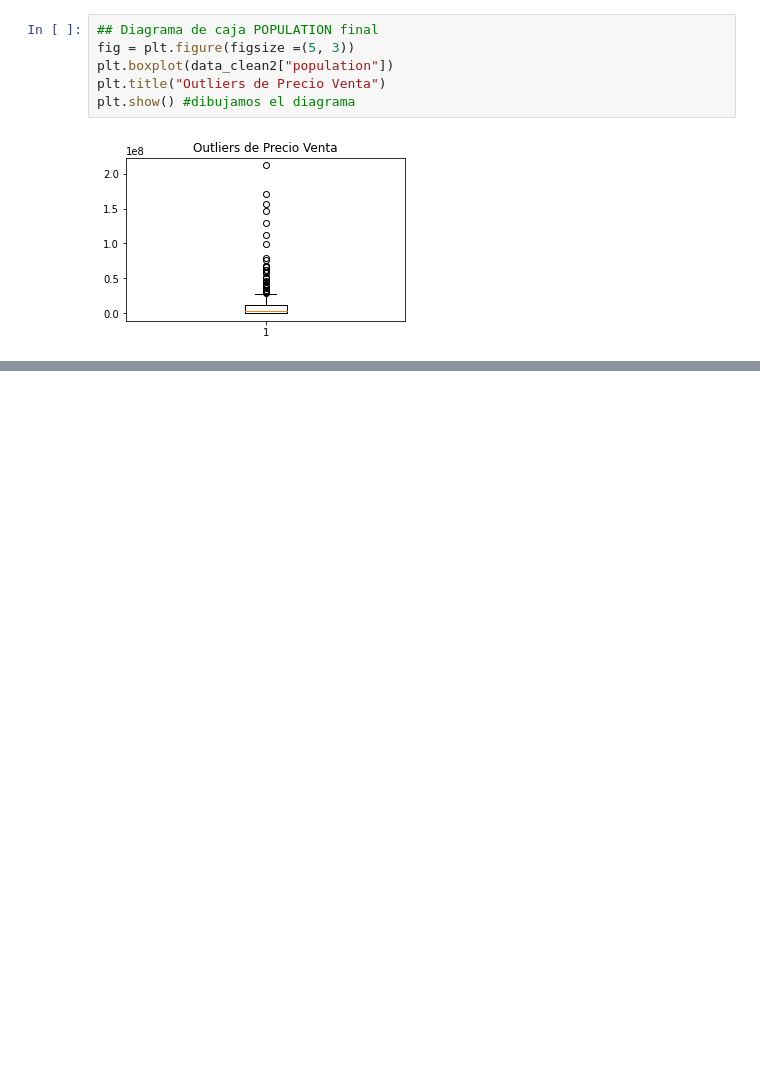
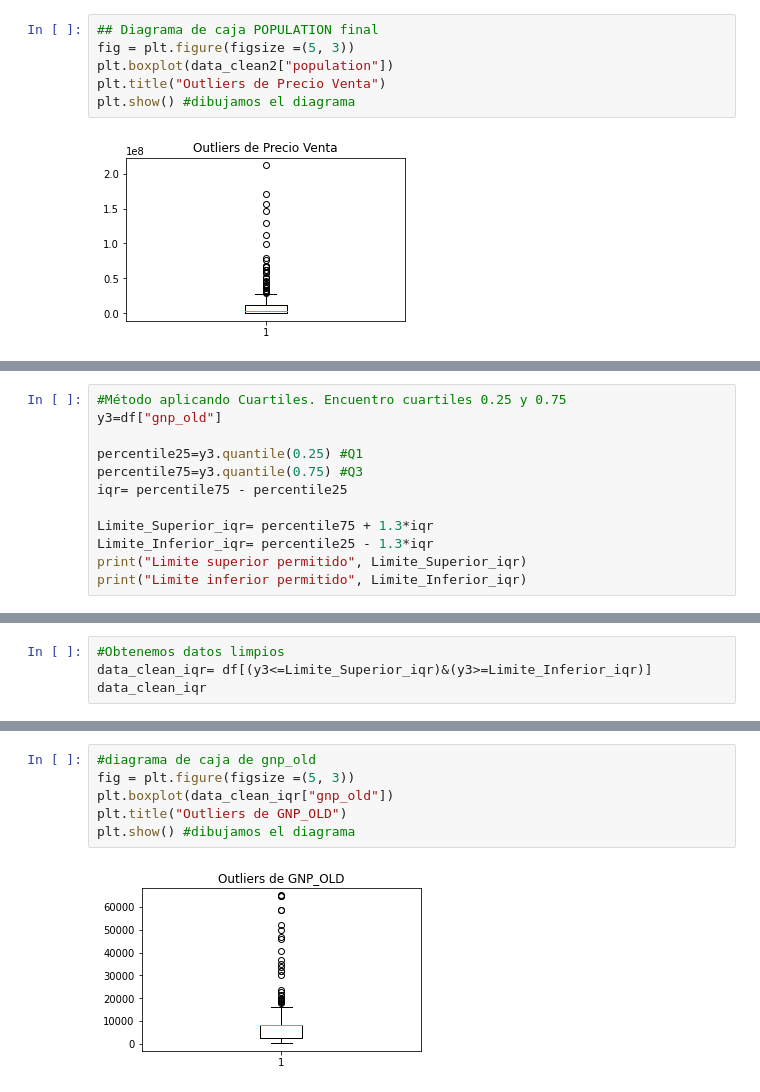
Before and after one commit to MaferLedmar/Reto-Final, a Jupyter notebook: Reto_Final.ipynb, the cells around one changed output, grey strips where cells are left out. Saved outputs shown, nothing was run; the diff lists cells and outputs as text; blank space fills up the shorter version.

Commit message:
método de rango intercuartílico para Outliers

```diff
--- a/Reto_Final.ipynb
+++ b/Reto_Final.ipynb
@@ -355,0 +358,12 @@ plt.show() #dibujamos el diagrama
+# %%
+#Método aplicando Cuartiles. Encuentro cuartiles 0.25 y 0.75
+y3=df["gnp_old"]
+
+percentile25=y3.quantile(0.25) #Q1
+percentile75=y3.quantile(0.75) #Q3
+iqr= percentile75 - percentile25
+
+Limite_Superior_iqr= percentile75 + 1.3*iqr
+Limite_Inferior_iqr= percentile25 - 1.3*iqr
+print("Limite superior permitido", Limite_Superior_iqr)
+print("Limite inferior permitido", Limite_Inferior_iqr)
@@ -355,0 +395,4 @@ plt.show() #dibujamos el diagrama
+# %%
+#Obtenemos datos limpios
+data_clean_iqr= df[(y3<=Limite_Superior_iqr)&(y3>=Limite_Inferior_iqr)]
+data_clean_iqr
@@ -355,0 +413,8 @@ plt.show() #dibujamos el diagrama
+# %%
+#diagrama de caja de gnp_old
+fig = plt.figure(figsize =(5, 3))
+plt.boxplot(data_clean_iqr["gnp_old"])
+plt.title("Outliers de GNP_OLD")
+plt.show() #dibujamos el diagrama
+# %% [output]
+[figure, added]
```
Also changed, not shown: parts of 16 cells of this notebook.
